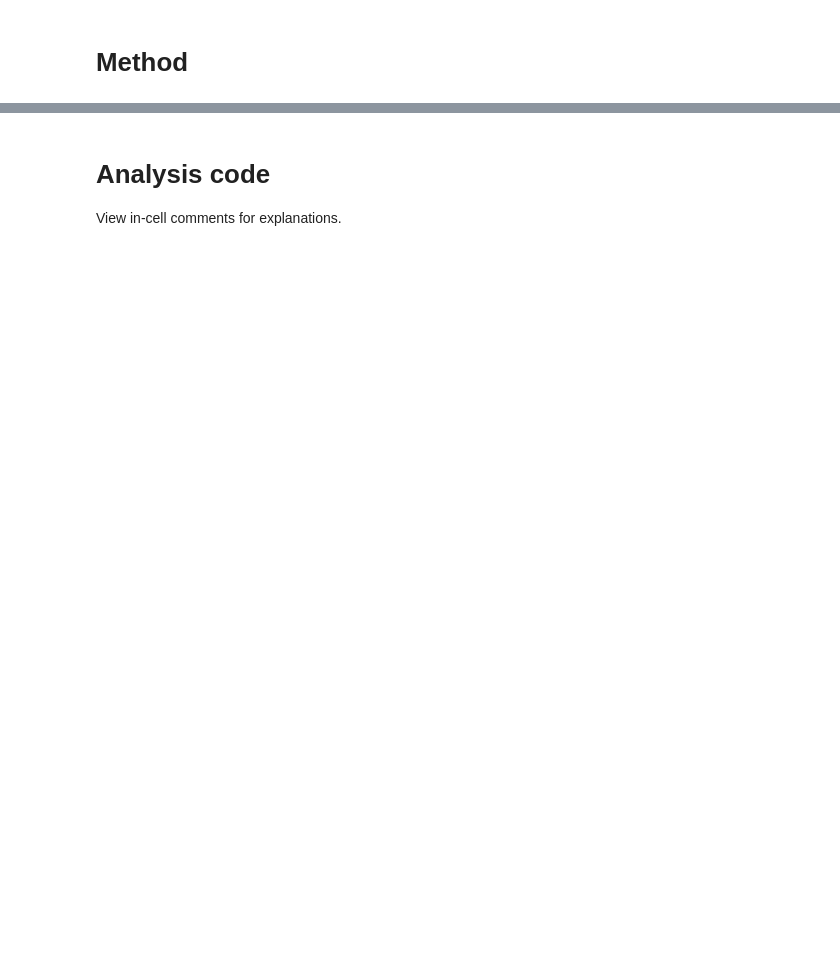
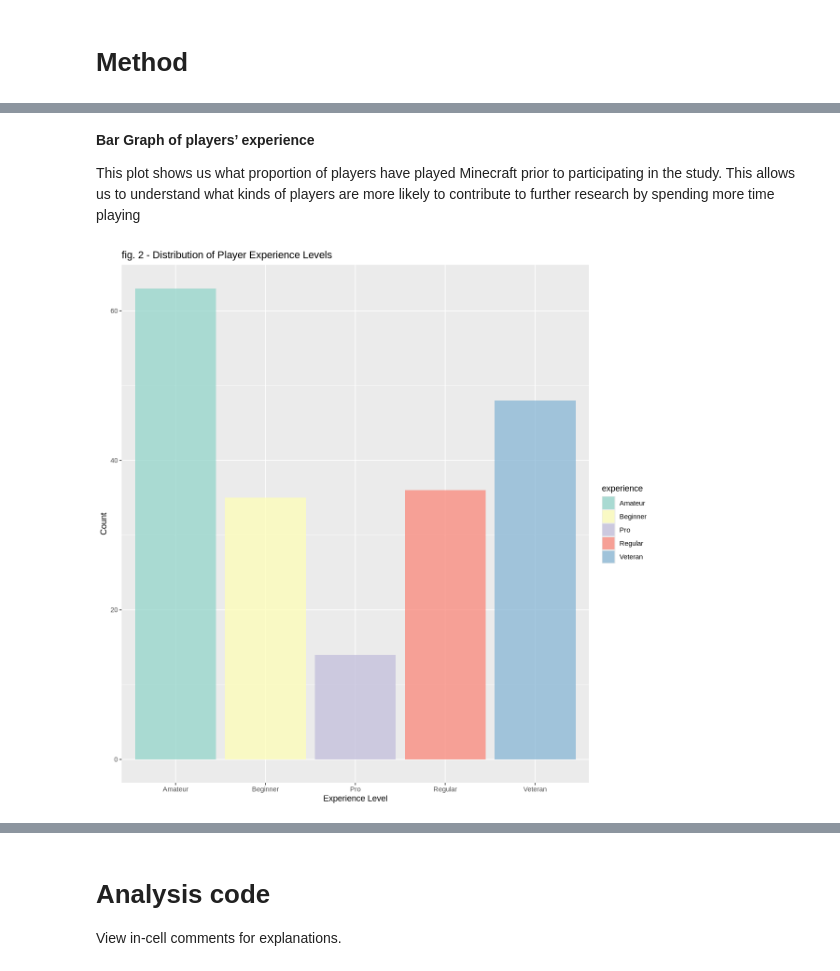
Before and after one commit to akbrown6/43_project, a Jupyter notebook: project_code.ipynb, the cells around one changed output, grey strips where cells are left out. Drawn from its saved outputs; the diff is of its cells as text; code cells hidden in the pictures; blank space fills up the shorter version.

```diff
--- a/project_code.ipynb
+++ b/project_code.ipynb
@@ -12,0 +340,14 @@ Text box for method
+# %% [markdown]
+**Bar Graph of players’  experience**
+
+This plot shows us what proportion of players have played Minecraft prior to participating in the study. This allows us to understand what kinds of players are more likely to contribute to further research by spending more time playing
+# %%
+experience_bar<-ggplot(players_data, aes(x = experience, fill = experience)) +
+  geom_bar(alpha = 0.7) +
+  labs(title = "fig. 2 - Distribution of Player Experience Levels",
+       x = "Experience Level",
+       y = "Count") +
+  scale_fill_brewer(palette = "Set3")
+experience_bar
+# %% [output]
+[figure, added]
```
Also changed, not shown: parts of 17 cells of this notebook.
